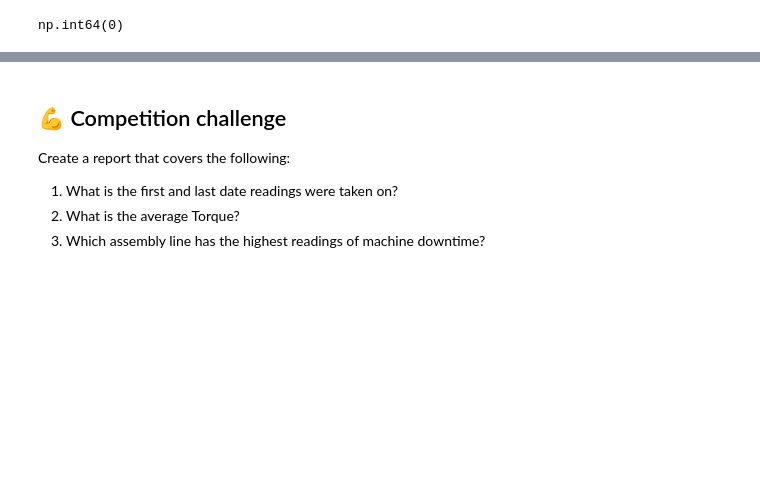
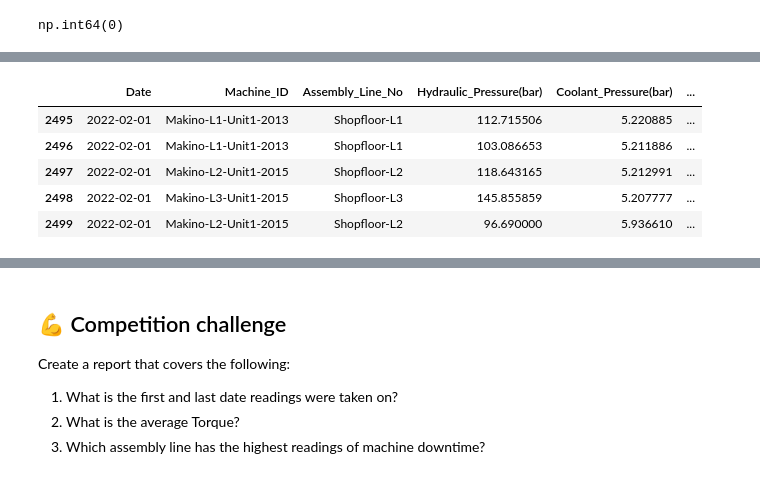
Before and after one commit to SirTee12/Machine-Downtime-Prediction, a Jupyter notebook: notebook/Analysis_machine_downtime.ipynb, the cells around one changed output, grey strips where cells are left out. Cells and saved outputs as stored; diff of their text form; code cells hidden in the pictures; blank space fills up the shorter version.

```diff
--- a/notebook/Analysis_machine_downtime.ipynb
+++ b/notebook/Analysis_machine_downtime.ipynb
@@ -110,0 +145,9 @@ np.int64(0)
+# %%
+machine_downtime_ori.tail()
+# %% [output]
+|  | Date | Machine_ID | Assembly_Line_No | Hydraulic_Pressure(bar) | Coolant_Pressure(bar) | ... |
+| 2495 | 2022-02-01 | Makino-L1-Unit1-2013 | Shopfloor-L1 | 112.715506 | 5.220885 | ... |
+| 2496 | 2022-02-01 | Makino-L1-Unit1-2013 | Shopfloor-L1 | 103.086653 | 5.211886 | ... |
+| 2497 | 2022-02-01 | Makino-L2-Unit1-2015 | Shopfloor-L2 | 118.643165 | 5.212991 | ... |
+| 2498 | 2022-02-01 | Makino-L3-Unit1-2015 | Shopfloor-L3 | 145.855859 | 5.207777 | ... |
+| 2499 | 2022-02-01 | Makino-L2-Unit1-2015 | Shopfloor-L2 | 96.690000 | 5.936610 | ... |
```
Also changed, not shown: parts of 10 cells of this notebook.
